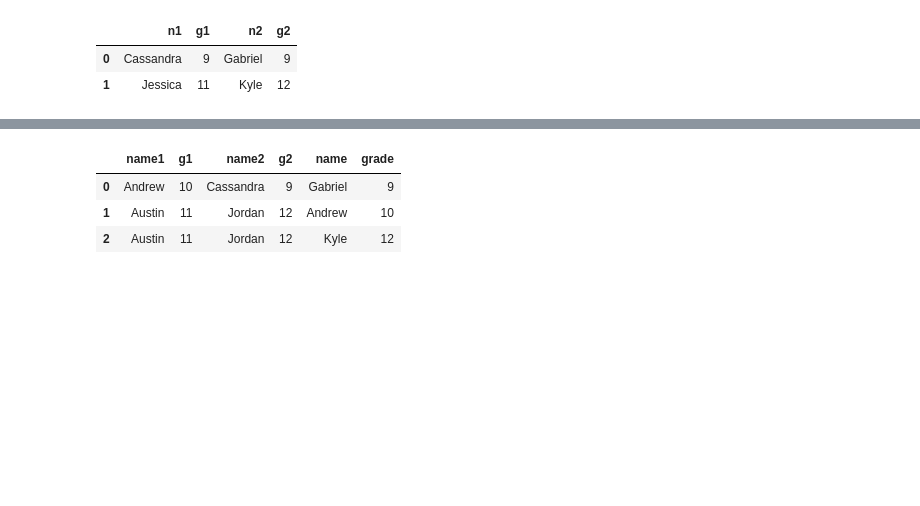
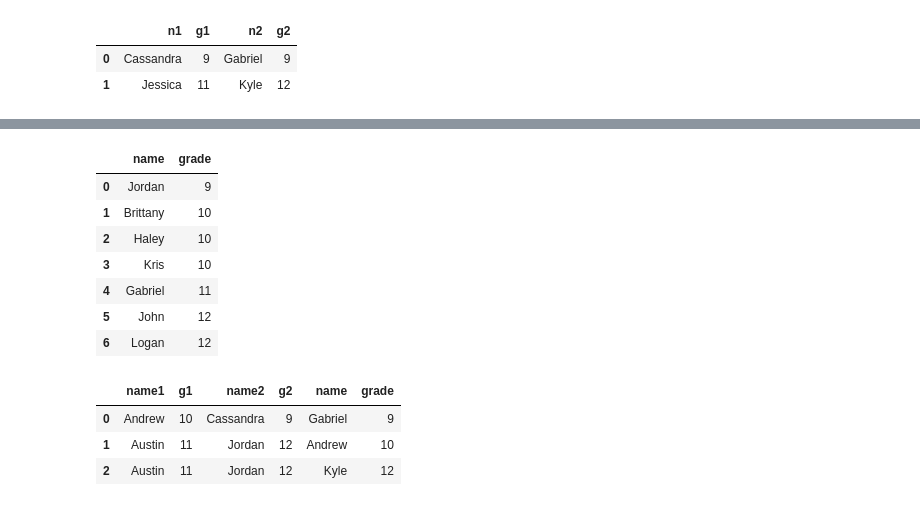
Before and after one commit to OniSlayer/stanford_sql_exercises, a Jupyter notebook: stanford_sql_exercises.ipynb, the cells around one changed output, grey strips where cells are left out. Drawn from its saved outputs; the diff is of its cells as text; code cells hidden in the pictures; blank space fills up the shorter version.

```diff
--- a/stanford_sql_exercises.ipynb
+++ b/stanford_sql_exercises.ipynb
@@ -399 +465,32 @@ where n1 < n2
+# %%
+# Find names and grades of students who only have friends in the same grade. Return the result sorted by grade,
+# then by name within each grade.
+
+pd.read_sql_query('''
+select distinct H1.name, H1.grade
+from Friend as F
+inner join Highschooler as H1 on H1.id = F.id1
+inner join Highschooler as H2 on H2.id = F.id2
+where (
+select id1 from Friend
+inner join Highschooler as HH2 on HH2.id = Friend.id2
+where id1 = F.id1 and HH2.grade = H1.grade
+) not null
+and
+(
+select id1 from Friend
+inner join Highschooler as HH2 on HH2.id = Friend.id2
+where id1 = F.id1 and HH2.grade <> H1.grade
+) is null
+order by h1.grade, h1.name
+''', conn2)
+# %% [output]
+|  | name | grade |
+| 0 | Jordan | 9 |
+| 1 | Brittany | 10 |
+| 2 | Haley | 10 |
+| 3 | Kris | 10 |
+| 4 | Gabriel | 11 |
+| 5 | John | 12 |
+| 6 | Logan | 12 |
 # %%
```
Also changed, not shown: parts of 15 cells of this notebook, 1 other file.
